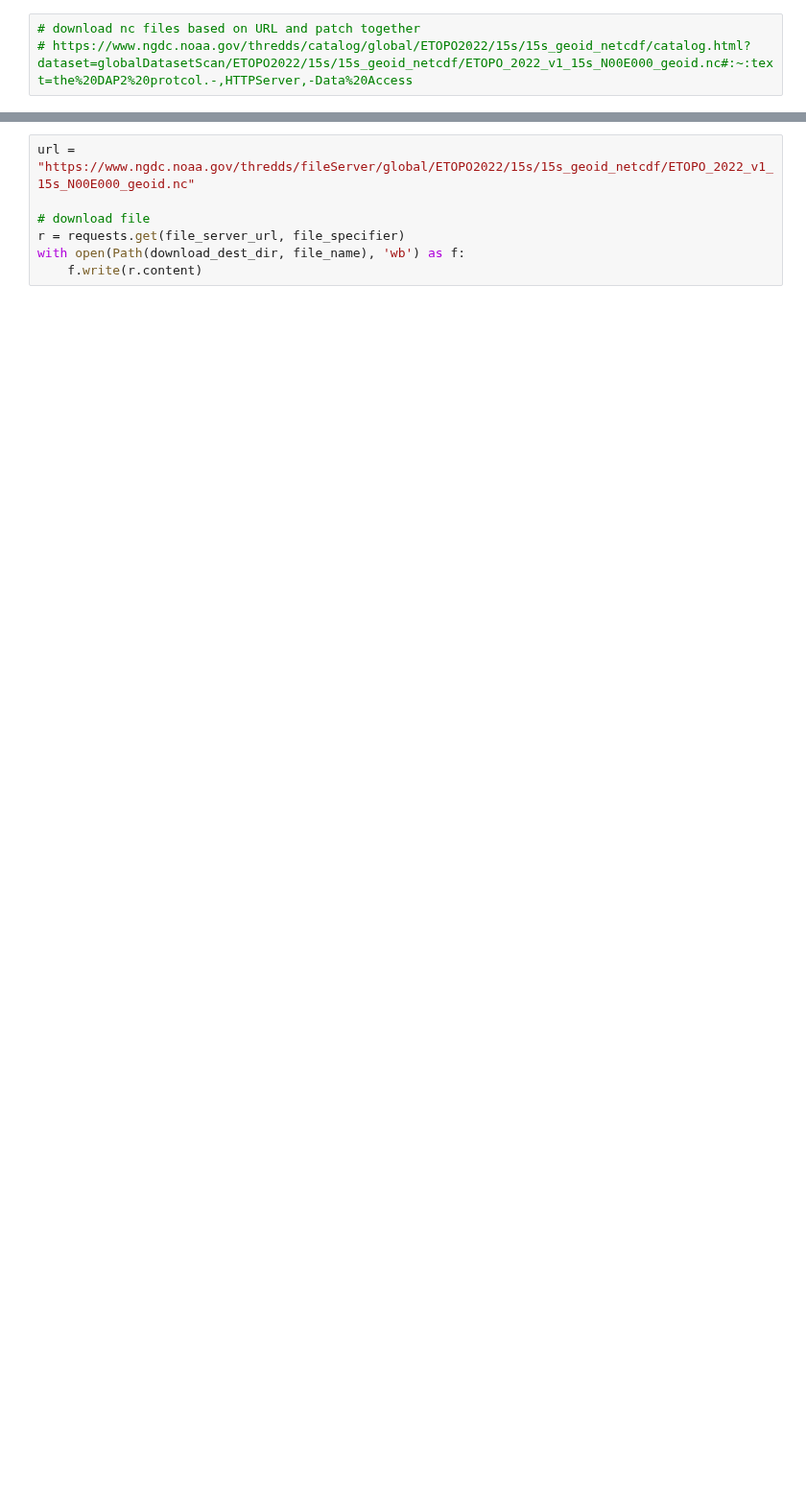
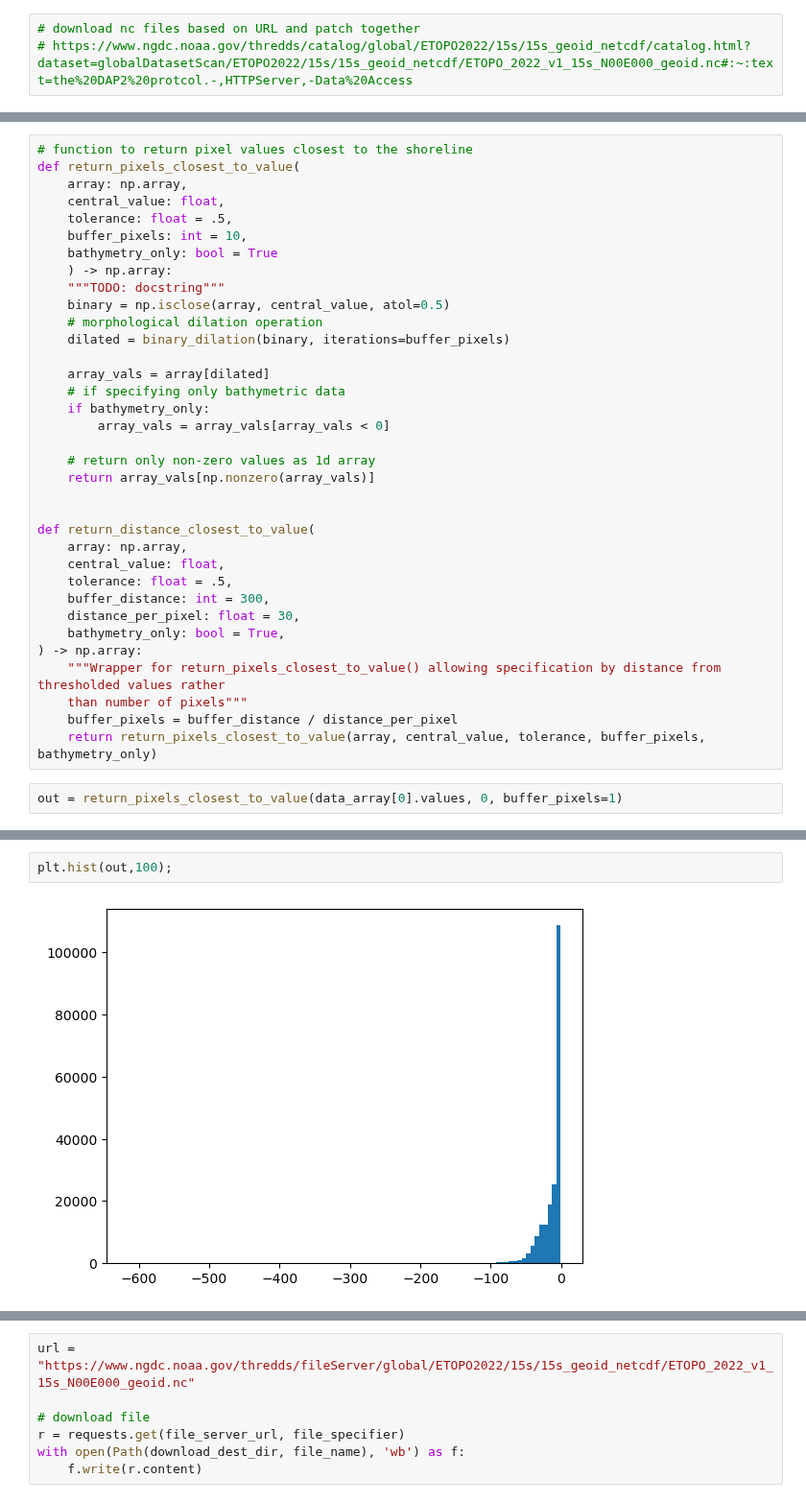
Before and after one commit to orlando-code/coralshift, a Jupyter notebook: notebooks/bathymetry.ipynb, the cells around one changed output, grey strips where cells are left out. Shown at 96% size. Saved outputs shown, nothing was run; the diff lists cells and outputs as text; blank space fills up the shorter version.

```diff
--- a/notebooks/bathymetry.ipynb
+++ b/notebooks/bathymetry.ipynb
@@ -55,0 +269,37 @@ def load_merge_nc_files(nc_dir: Path | str) -> xa.DataSet:
+# %%
+# function to return pixel values closest to the shoreline
+def return_pixels_closest_to_value(
+	array: np.array,
+	central_value: float,
+	tolerance: float = .5,
+	buffer_pixels: int = 10,
+	bathymetry_only: bool = True
+	) -> np.array:
+	"""TODO: docstring"""
+	binary = np.isclose(array, central_value, atol=0.5)
+	# morphological dilation operation
+	dilated = binary_dilation(binary, iterations=buffer_pixels)
+
+	array_vals = array[dilated]
+	# if specifying only bathymetric data
+	if bathymetry_only:
+		array_vals = array_vals[array_vals < 0]
+
+	# return only non-zero values as 1d array
+	return array_vals[np.nonzero(array_vals)]
+
+
+def return_distance_closest_to_value(
+	array: np.array,
+	central_value: float,
+	tolerance: float = .5,
+	buffer_distance: int = 300,
+	distance_per_pixel: float = 30,
+	bathymetry_only: bool = True,
+) -> np.array:
+	"""Wrapper for return_pixels_closest_to_value() allowing specification by distance from thresholded values rather
+	than number of pixels"""
+	buffer_pixels = buffer_distance / distance_per_pixel
+	return return_pixels_closest_to_value(array, central_value, tolerance, buffer_pixels, bathymetry_only)
+# %%
+out = return_pixels_closest_to_value(data_array[0].values, 0, buffer_pixels=1)
@@ -55,0 +309,4 @@ def load_merge_nc_files(nc_dir: Path | str) -> xa.DataSet:
+# %%
+plt.hist(out,100);
+# %% [output]
+[figure, added]
```
Also changed, not shown: parts of 41 cells of this notebook.
